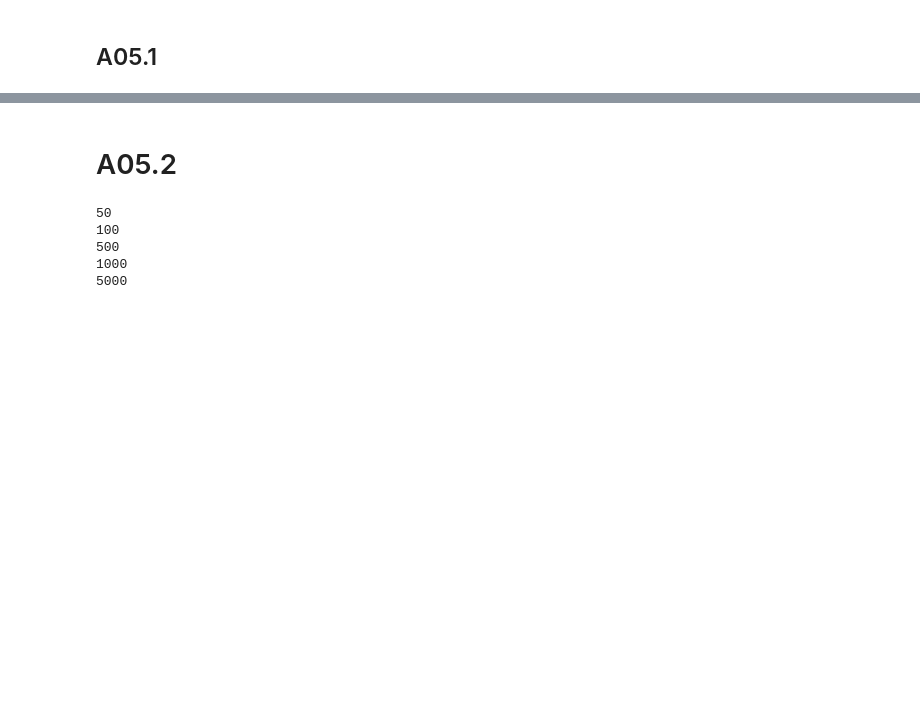
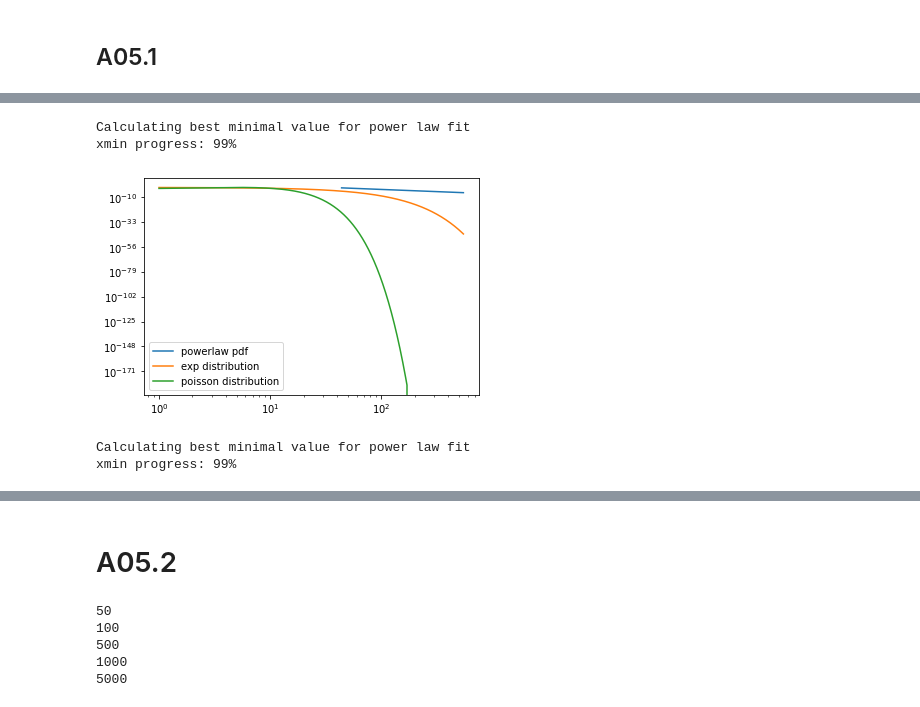
Before and after one commit to moerfii/network_science_uzh, a Jupyter notebook: assignment_5/exercise05.ipynb, the cells around one changed output, grey strips where cells are left out. Cells and saved outputs as stored; diff of their text form; code cells hidden in the pictures; blank space fills up the shorter version.

```diff
--- a/assignment_5/exercise05.ipynb
+++ b/assignment_5/exercise05.ipynb
@@ -51,0 +71,17 @@ graph = read_gml("data/graph_escort.gml")
+# %%
+degrees, counts = degree_distribution(graph)
+k = np.asarray([d for d in dict(graph.degree()).values()])
+spacing = np.linspace(min(k),max(k),len(k))
+fit = powerlaw.Fit(k)
+# %% [output]
+Calculating best minimal value for power law fit
+xmin progress: 99%
+# %%
+fit.power_law.plot_pdf(label="powerlaw pdf")
+#powerlaw.plot_pdf(k,marker='o', label="k pdf")
+plt.plot(spacing,exponential_distribution(average_degree(graph),spacing), label="exp distribution")
+plt.plot(spacing, poission_distribution(average_degree(graph), spacing), label="poisson distribution")
+plt.legend()
+plt.show()
+# %% [output]
+[figure, added]
@@ -51,0 +90,8 @@ graph = read_gml("data/graph_escort.gml")
+# %%
+degrees, counts = degree_distribution(graph)
+k = np.asarray([d for d in dict(graph.degree()).values()])
+spacing = np.linspace(min(k),max(k),len(k))
+fit = powerlaw.Fit(k)
+# %% [output]
+Calculating best minimal value for power law fit
+xmin progress: 99%
```
Also changed, not shown: parts of 15 cells of this notebook.
